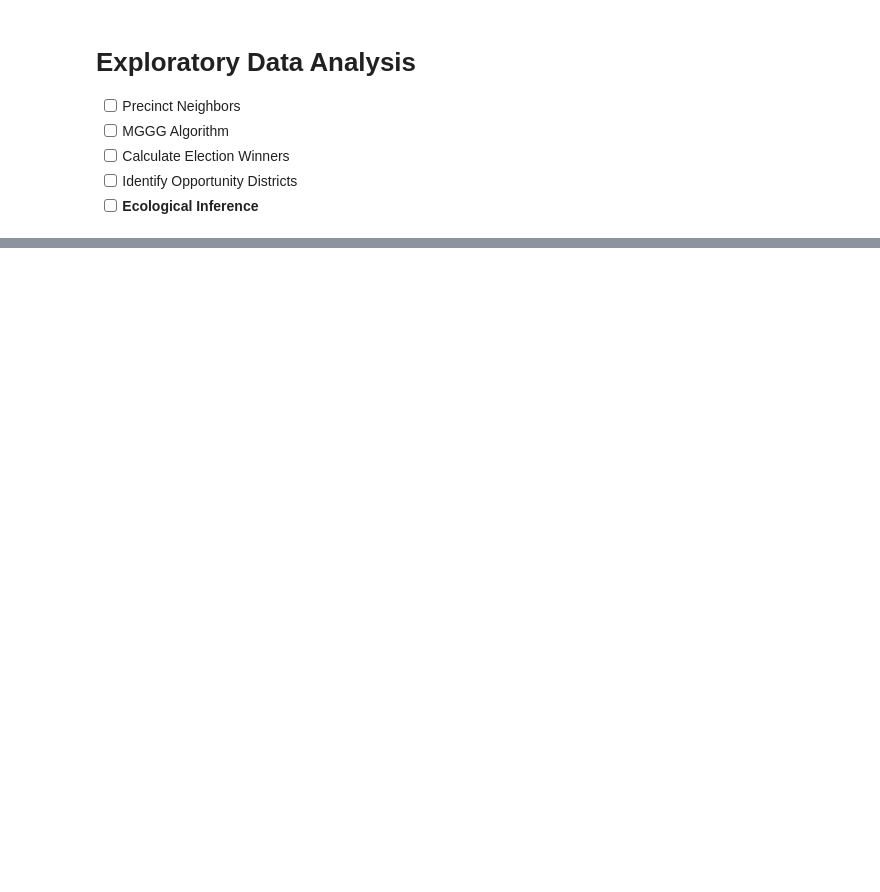
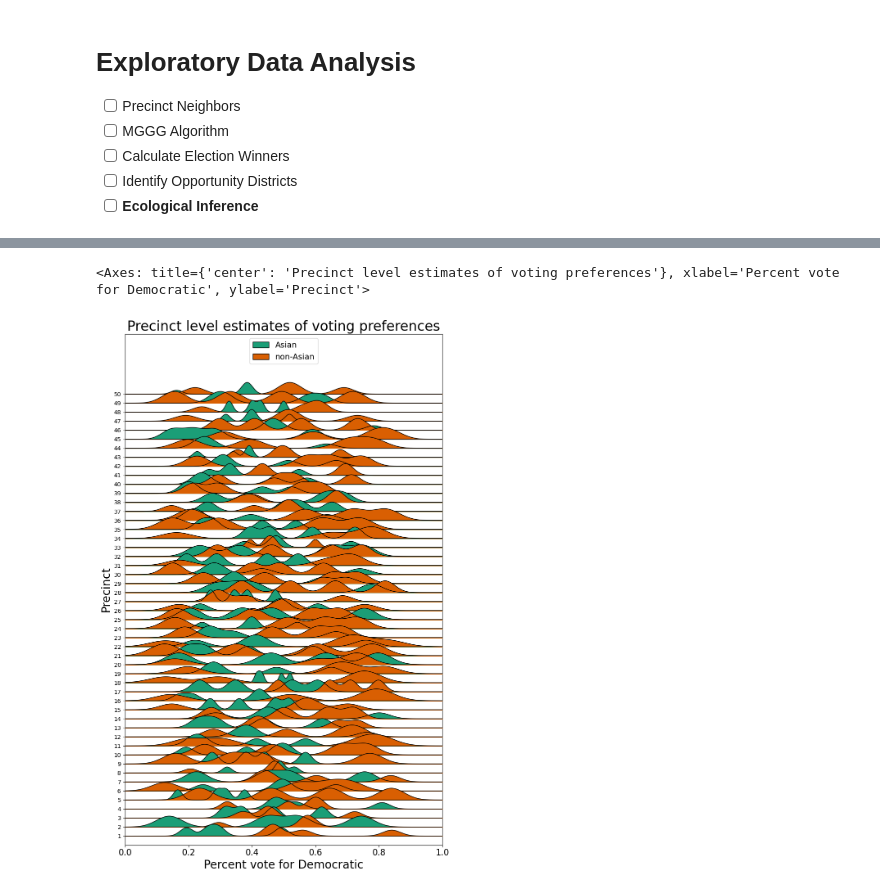
Before and after one commit to dlin462/Fair-Maps, a Jupyter notebook: scripts/nv_preprocessing.ipynb, the cells around one changed output, grey strips where cells are left out. Cells and saved outputs as stored; diff of their text form; code cells hidden in the pictures; blank space fills up the shorter version.

```diff
--- a/scripts/nv_preprocessing.ipynb
+++ b/scripts/nv_preprocessing.ipynb
@@ -645,0 +1217,5 @@ InvalidDocument: cannot encode object: <POLYGON ((-115.23 36.335, -115.229 36.33
+# %%
+ei_2by2.precinct_level_plot()
+# %% [output]
+<Axes: title={'center': 'Precinct level estimates of voting preferences'}, xlabel='Percent vote for Democratic', ylabel='Precinct'>
+[figure, added]
```
Also changed, not shown: parts of 140 cells of this notebook, 18 other files.
